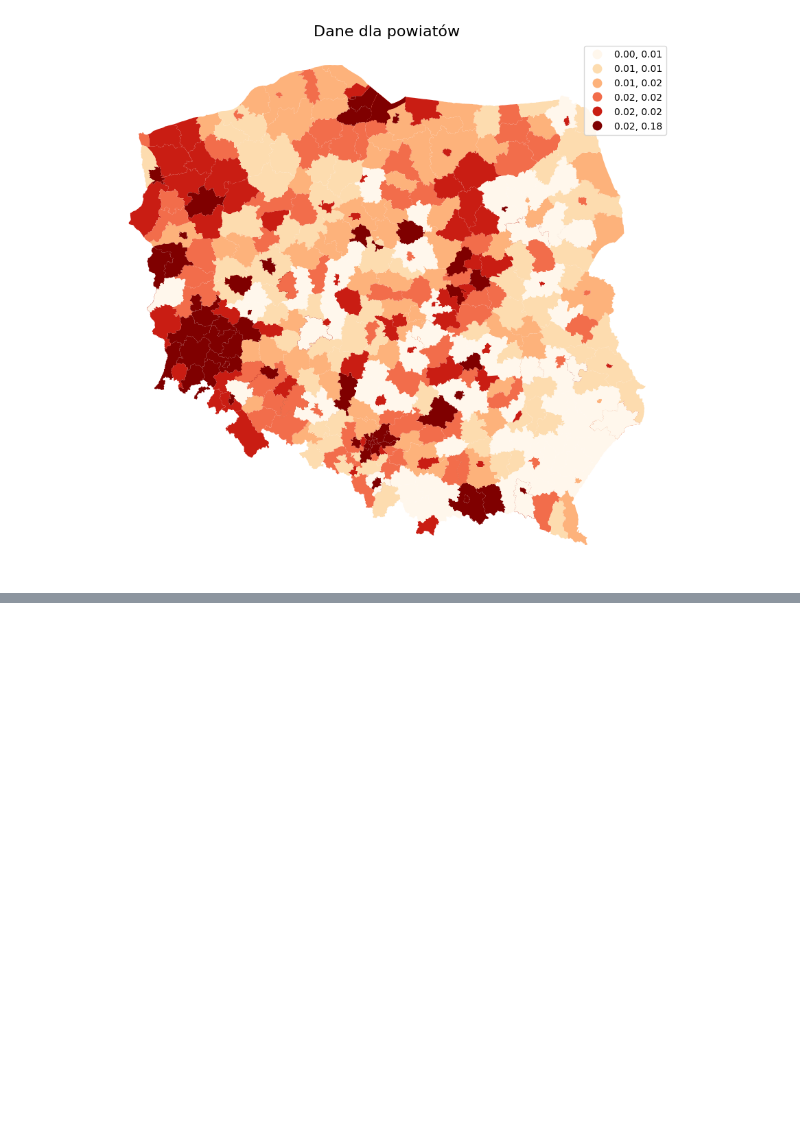
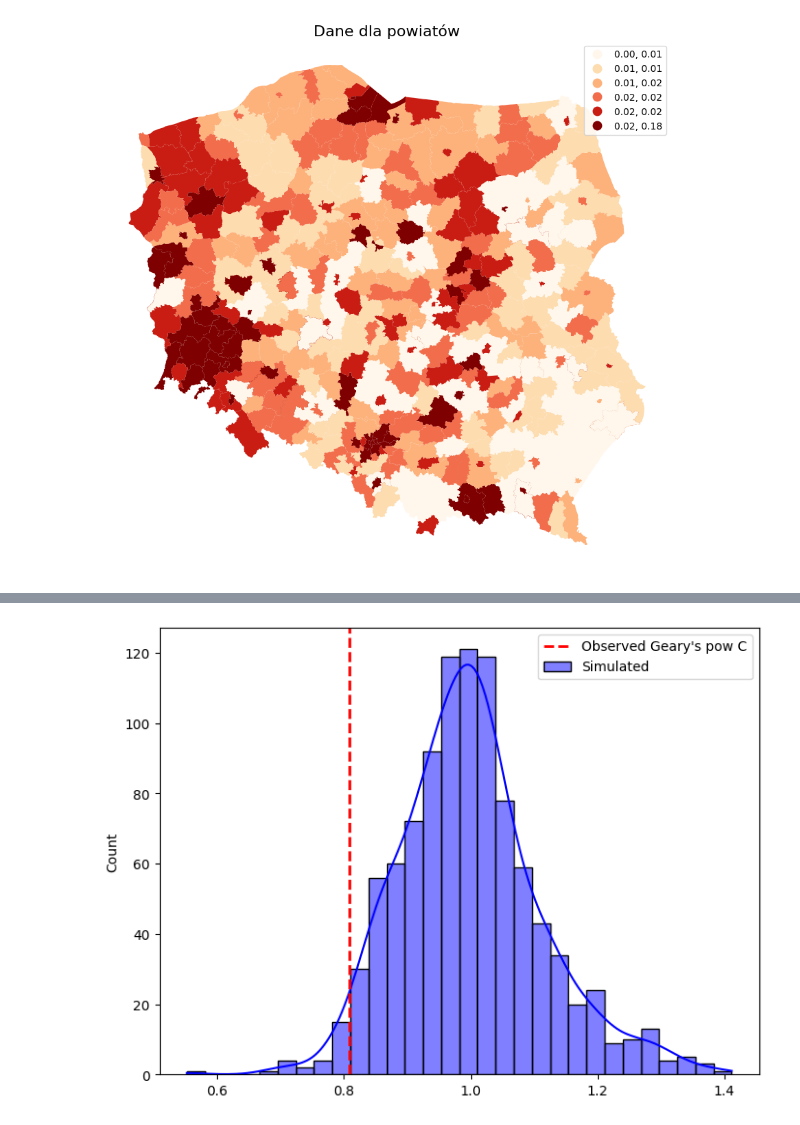
Before and after one commit to Psylo1226/Spatial-econometrics, a Jupyter notebook: Projekt_2/Projekt_2.ipynb, the cells around one changed output, grey strips where cells are left out. Saved outputs shown, nothing was run; the diff lists cells and outputs as text; code cells hidden in the pictures; blank space fills up the shorter version.

```diff
--- a/Projekt_2/Projekt_2.ipynb
+++ b/Projekt_2/Projekt_2.ipynb
@@ -279,0 +335,7 @@ plt.show()
+# %%
+geary_pow = Geary(y, w)
+print("Geary's C:", geary_pow.C)
+print("E(C):", geary_pow.EC)
+print("Var(C):", geary_pow.VC_norm)
+print("Z(C):", geary_pow.z_norm)
+print("p-value:", geary_pow.p_norm)
@@ -279,0 +389,8 @@ plt.show()
+# %%
+fig, ax = plt.subplots(figsize=(8, 6))
+sns.histplot(geary_pow.sim, bins=30, kde=True, color='blue', label="Simulated")
+plt.axvline(geary_pow.C, color='red', linestyle="--", linewidth=2, label="Observed Geary's pow C")
+plt.legend()
+plt.show()
+# %% [output]
+[figure, added]
```
Also changed, not shown: parts of 29 cells of this notebook.
